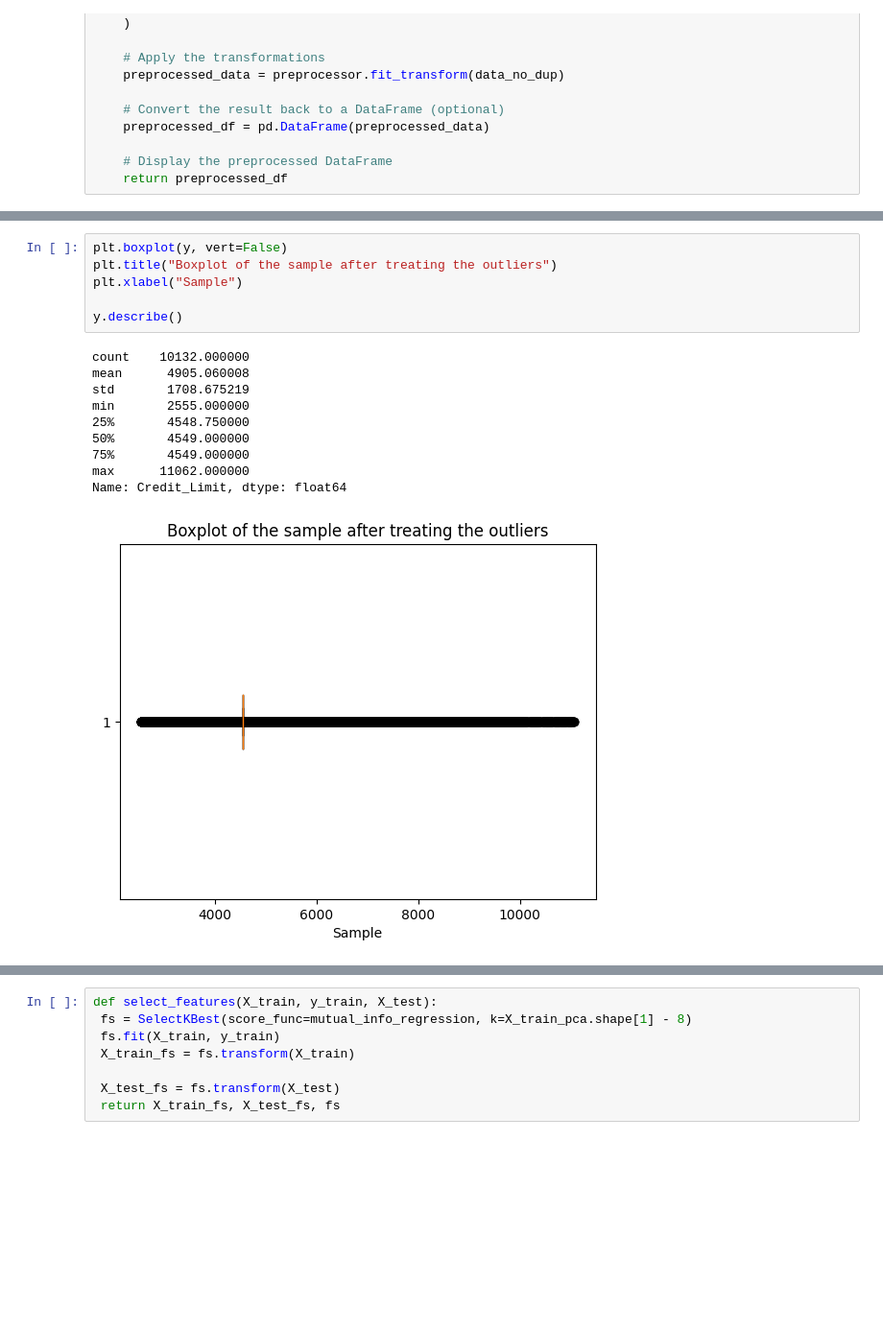
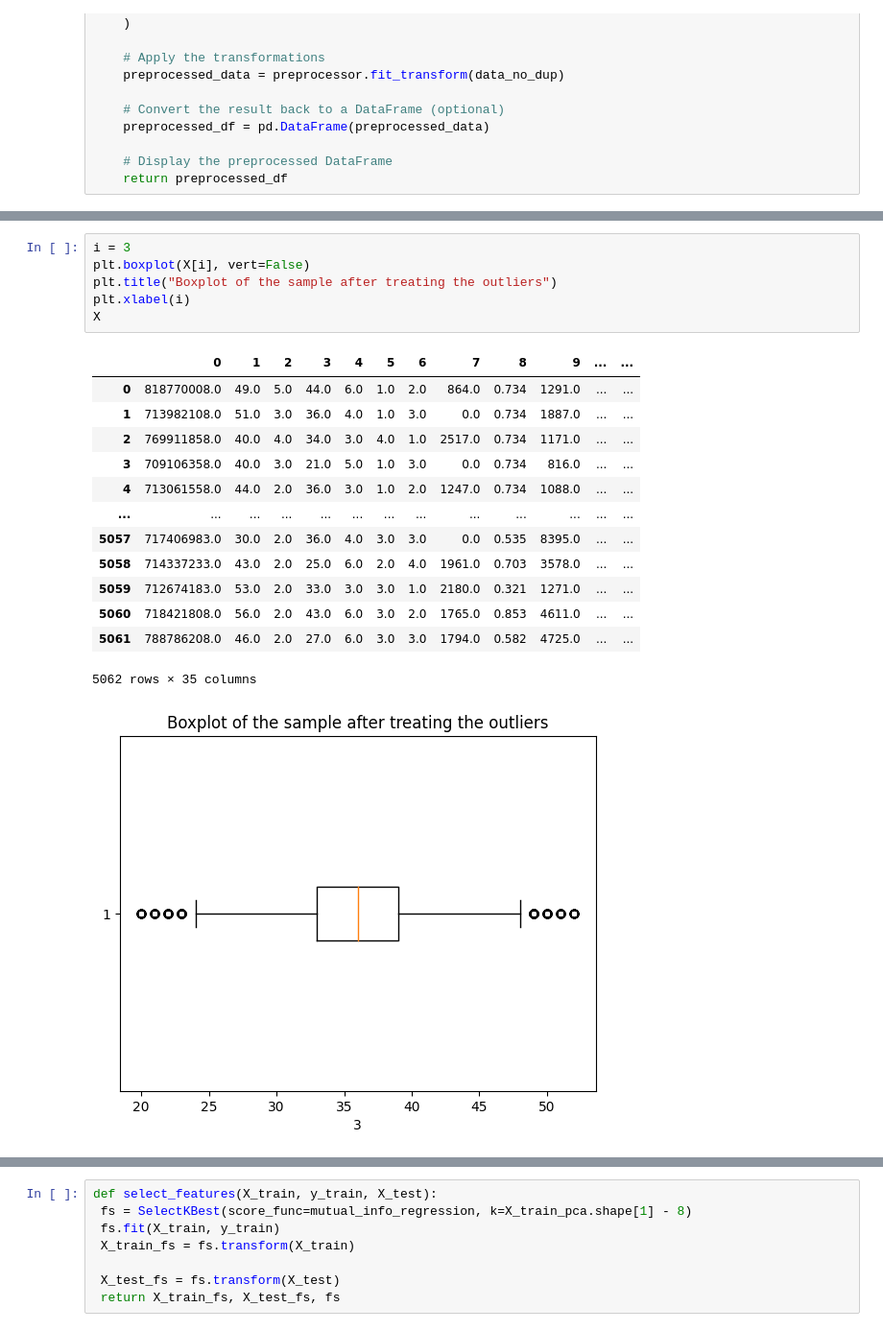
Before and after one commit to KIa-MEL/Credit-Limit-Prediction-Using-Neural-Networks, a Jupyter notebook: src/main.ipynb, the cells around one changed output, grey strips where cells are left out. Shown: that part at 96% size. Drawn from its saved outputs; the diff is of its cells as text; blank space fills up the shorter version.

```diff
--- a/src/main.ipynb
+++ b/src/main.ipynb
@@ -263,18 +247,22 @@ See the caveats in the documentation: https://pandas.pydata.org/pandas-docs/stab
 # %%
-plt.boxplot(y, vert=False)
+i = 3
+plt.boxplot(X[i], vert=False)
 plt.title("Boxplot of the sample after treating the outliers")
-plt.xlabel("Sample")
-
-y.describe()
+plt.xlabel(i)
+X
 # %% [output]
+|  | 0 | 1 | 2 | 3 | 4 | 5 | 6 | 7 | 8 | 9 | ... | ... |
+| 0 | 818770008.0 | 49.0 | 5.0 | 44.0 | 6.0 | 1.0 | 2.0 | 864.0 | 0.734 | 1291.0 | ... | ... |
+| 1 | 713982108.0 | 51.0 | 3.0 | 36.0 | 4.0 | 1.0 | 3.0 | 0.0 | 0.734 | 1887.0 | ... | ... |
+| 2 | 769911858.0 | 40.0 | 4.0 | 34.0 | 3.0 | 4.0 | 1.0 | 2517.0 | 0.734 | 1171.0 | ... | ... |
+| 3 | 709106358.0 | 40.0 | 3.0 | 21.0 | 5.0 | 1.0 | 3.0 | 0.0 | 0.734 | 816.0 | ... | ... |
+| 4 | 713061558.0 | 44.0 | 2.0 | 36.0 | 3.0 | 1.0 | 2.0 | 1247.0 | 0.734 | 1088.0 | ... | ... |
+| ... | ... | ... | ... | ... | ... | ... | ... | ... | ... | ... | ... | ... |
+| 5057 | 717406983.0 | 30.0 | 2.0 | 36.0 | 4.0 | 3.0 | 3.0 | 0.0 | 0.535 | 8395.0 | ... | ... |
+| 5058 | 714337233.0 | 43.0 | 2.0 | 25.0 | 6.0 | 2.0 | 4.0 | 1961.0 | 0.703 | 3578.0 | ... | ... |
+| 5059 | 712674183.0 | 53.0 | 2.0 | 33.0 | 3.0 | 3.0 | 1.0 | 2180.0 | 0.321 | 1271.0 | ... | ... |
+| 5060 | 718421808.0 | 56.0 | 2.0 | 43.0 | 6.0 | 3.0 | 2.0 | 1765.0 | 0.853 | 4611.0 | ... | ... |
+| 5061 | 788786208.0 | 46.0 | 2.0 | 27.0 | 6.0 | 3.0 | 3.0 | 1794.0 | 0.582 | 4725.0 | ... | ... |
-count    10132.000000
-mean      4905.060008
-std       1708.675219
-min       2555.000000
-25%       4548.750000
-50%       4549.000000
-75%       4549.000000
-max      11062.000000
-Name: Credit_Limit, dtype: float64
+5062 rows × 35 columns
-[figure, old version]
+[figure, new version]
 # %%
```
Also changed, not shown: parts of 13 cells of this notebook.
